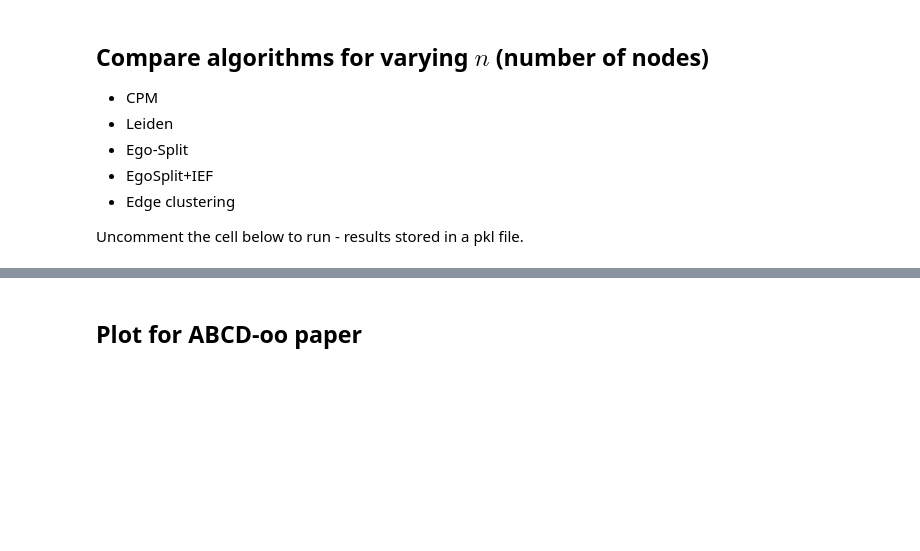
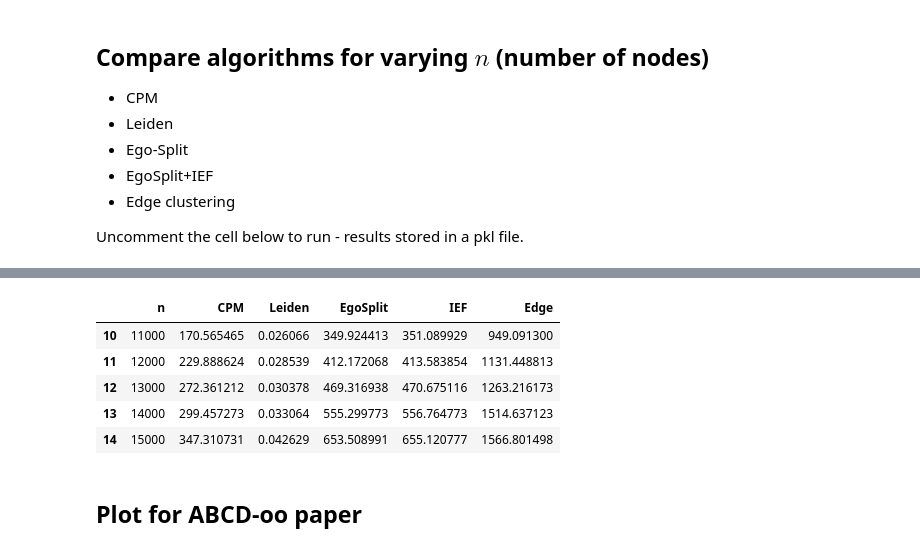
Before and after one commit to ftheberge/ABCDoo_Experiments, a Jupyter notebook: CompareAlgorithms/compare_algorithms.ipynb, the cells around one changed output, grey strips where cells are left out. Saved outputs shown, nothing was run; the diff lists cells and outputs as text; code cells hidden in the pictures; blank space fills up the shorter version.

```diff
--- a/CompareAlgorithms/compare_algorithms.ipynb
+++ b/CompareAlgorithms/compare_algorithms.ipynb
@@ -474,6 +453,15 @@ with open('Results/algo_compare_time.pkl','rb') as fp:
     df = pickle.load(fp)
 df.columns = ['n', 'CPM', 'Leiden', 'EgoSplit', 'IEF', 'Edge']
 df['IEF'] = df['EgoSplit']+df['IEF'] ## IEF required EgoSplit results
+# %%
+df.tail()
+# %% [output]
+|  | n | CPM | Leiden | EgoSplit | IEF | Edge |
+| 10 | 11000 | 170.565465 | 0.026066 | 349.924413 | 351.089929 | 949.091300 |
+| 11 | 12000 | 229.888624 | 0.028539 | 412.172068 | 413.583854 | 1131.448813 |
+| 12 | 13000 | 272.361212 | 0.030378 | 469.316938 | 470.675116 | 1263.216173 |
+| 13 | 14000 | 299.457273 | 0.033064 | 555.299773 | 556.764773 | 1514.637123 |
+| 14 | 15000 | 347.310731 | 0.042629 | 653.508991 | 655.120777 | 1566.801498 |
 # %% [markdown]
 ## Plot for ABCD-oo paper
 # %%
```
Also changed, not shown: parts of 9 cells of this notebook.
